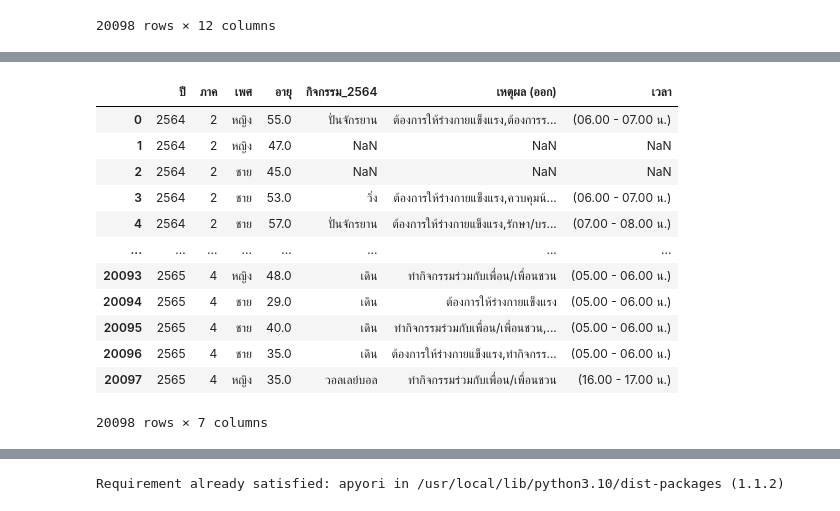
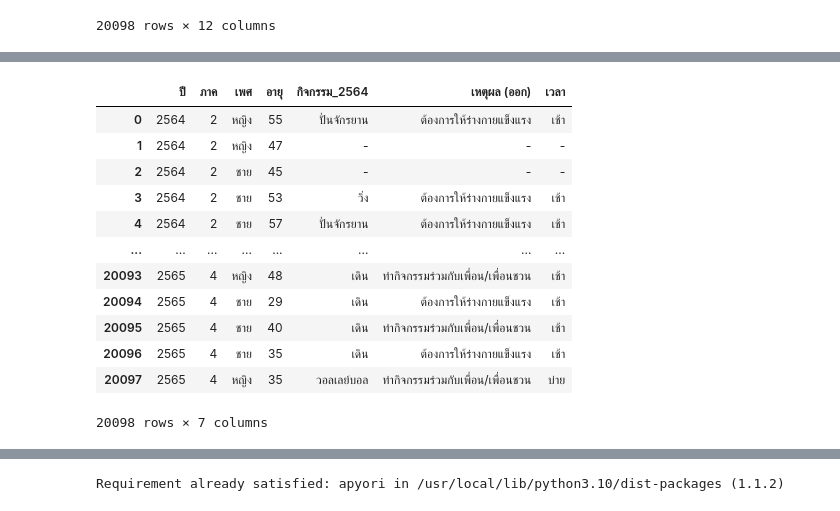
Before and after one commit to KorrawanOu/BSC_DPDM23, a Jupyter notebook: ex.ipynb, the cells around one changed output, grey strips where cells are left out. Cells and saved outputs as stored; diff of their text form; code cells hidden in the pictures.

```diff
--- a/ex.ipynb
+++ b/ex.ipynb
@@ -715,17 +646,43 @@ associate1
+# %%
+a= associate.replace({'(05.00 - 06.00 น.)' : 'เช้า'})
+b= a.replace({'(07.00 - 08.00 น.)' : 'เช้า'})
+c=b.replace({'(06.00 - 07.00 น.)' : 'เช้า'})
+d = c.replace({'(08.00 - 09.00 น.)' : 'เช้า'})
+e  = d.replace({'(09.00 - 10.00 น.)' : 'เที่ยง'})
+f=e.replace({'(10.00 - 11.00 น.)' : 'เที่ยง'})
+i =f.replace({'(11.00 - 12.00 น.)' : 'เที่ยง'})
+j =i.replace({'(12.00 - 13.00 น.)' : 'เที่ยง'})
+k =j.replace({'(12.00 - 13.00 น.)' : 'เที่ยง'})
+l =k.replace({'(13.00 - 14.00 น.)' : 'บ่าย'})
+m =l.replace({'(14.00 - 15.00 น.)' : 'บ่าย'})
+n =m.replace({'(15.00 - 16.00 น.)' : 'บ่าย'})
+o =n.replace({'(16.00 - 17.00 น.)' : 'บ่าย'})
+p =o.replace({'(17.00 - 18.00 น.)' : 'เย็น'})
+q =p.replace({'(18.00 - 19.00 น.)' : 'เย็น'})
+r =q.replace({'(19.00 - 20.00 น.)' : 'เย็น'})
+aa = r.replace({'(20.00 - 21.00 น.)' : 'เย็น'})
+bb =aa.replace({'(21.00 - 22.00 น.)' : 'ค่ำ'})
+cc =bb.replace({'(22.00 - 23.00 น.)' : 'ค่ำ'})
+dd =cc.replace({'(23.00 - 24.00 น.)' : 'ค่ำ'})
+ee =dd.replace({'(00.00 - 01.00 น.)' : 'ค่ำ'})
+ff =ee.replace({'(01.00 - 02.00 น.)' : 'ดึก'})
+ii =ff.replace({'(02.00 - 03.00 น.)' : 'ดึก'})
+jj=ii.replace({'(03.00 - 04.00 น.)' : 'ดึก'})
+kk=jj.replace({'(04.00 - 05.00 น.)' : 'ดึก'})
+kk
+# %% [output]
+|  | ปี | ภาค | เพศ | อายุ | กิจกรรม_2564 | เหตุผล (ออก) | เวลา |
+| 0 | 2564 | 2 | หญิง | 55 | ปั่นจักรยาน | ต้องการให้ร่างกายแข็งแรง | เช้า |
+| 1 | 2564 | 2 | หญิง | 47 | - | - | - |
+| 2 | 2564 | 2 | ชาย | 45 | - | - | - |
+| 3 | 2564 | 2 | ชาย | 53 | วิ่ง | ต้องการให้ร่างกายแข็งแรง | เช้า |
+| 4 | 2564 | 2 | ชาย | 57 | ปั่นจักรยาน | ต้องการให้ร่างกายแข็งแรง | เช้า |
+| ... | ... | ... | ... | ... | ... | ... | ... |
+| 20093 | 2565 | 4 | หญิง | 48 | เดิน | ทำกิจกรรมร่วมกับเพื่อน/เพื่อนชวน | เช้า |
+| 20094 | 2565 | 4 | ชาย | 29 | เดิน | ต้องการให้ร่างกายแข็งแรง | เช้า |
+| 20095 | 2565 | 4 | ชาย | 40 | เดิน | ทำกิจกรรมร่วมกับเพื่อน/เพื่อนชวน | เช้า |
+| 20096 | 2565 | 4 | ชาย | 35 | เดิน | ต้องการให้ร่างกายแข็งแรง | เช้า |
+| 20097 | 2565 | 4 | หญิง | 35 | วอลเลย์บอล | ทำกิจกรรมร่วมกับเพื่อน/เพื่อนชวน | บ่าย |
+20098 rows × 7 columns
 # %%
-jaa = associate1.replace({'-' : np.NaN})
-jaa
+jaa = kk.replace({'-' : np.NaN})
-# %% [output]
-|  | ปี | ภาค | เพศ | อายุ | กิจกรรม_2564 | เหตุผล (ออก) | เวลา |
-| 0 | 2564 | 2 | หญิง | 55.0 | ปั่นจักรยาน | ต้องการให้ร่างกายแข็งแรง,ต้องการร... | (06.00 - 07.00 น.) |
-| 1 | 2564 | 2 | หญิง | 47.0 | NaN | NaN | NaN |
-| 2 | 2564 | 2 | ชาย | 45.0 | NaN | NaN | NaN |
-| 3 | 2564 | 2 | ชาย | 53.0 | วิ่ง | ต้องการให้ร่างกายแข็งแรง,ควบคุมน้... | (06.00 - 07.00 น.) |
-| 4 | 2564 | 2 | ชาย | 57.0 | ปั่นจักรยาน | ต้องการให้ร่างกายแข็งแรง,รักษา/บร... | (07.00 - 08.00 น.) |
-| ... | ... | ... | ... | ... | ... | ... | ... |
-| 20093 | 2565 | 4 | หญิง | 48.0 | เดิน | ทำกิจกรรมร่วมกับเพื่อน/เพื่อนชวน | (05.00 - 06.00 น.) |
-| 20094 | 2565 | 4 | ชาย | 29.0 | เดิน | ต้องการให้ร่างกายแข็งแรง | (05.00 - 06.00 น.) |
-| 20095 | 2565 | 4 | ชาย | 40.0 | เดิน | ทำกิจกรรมร่วมกับเพื่อน/เพื่อนชวน,... | (05.00 - 06.00 น.) |
-| 20096 | 2565 | 4 | ชาย | 35.0 | เดิน | ต้องการให้ร่างกายแข็งแรง,ทำกิจกรร... | (05.00 - 06.00 น.) |
-| 20097 | 2565 | 4 | หญิง | 35.0 | วอลเลย์บอล | ทำกิจกรรมร่วมกับเพื่อน/เพื่อนชวน | (16.00 - 17.00 น.) |
-20098 rows × 7 columns
```
Also changed, not shown: parts of 58 cells of this notebook.
